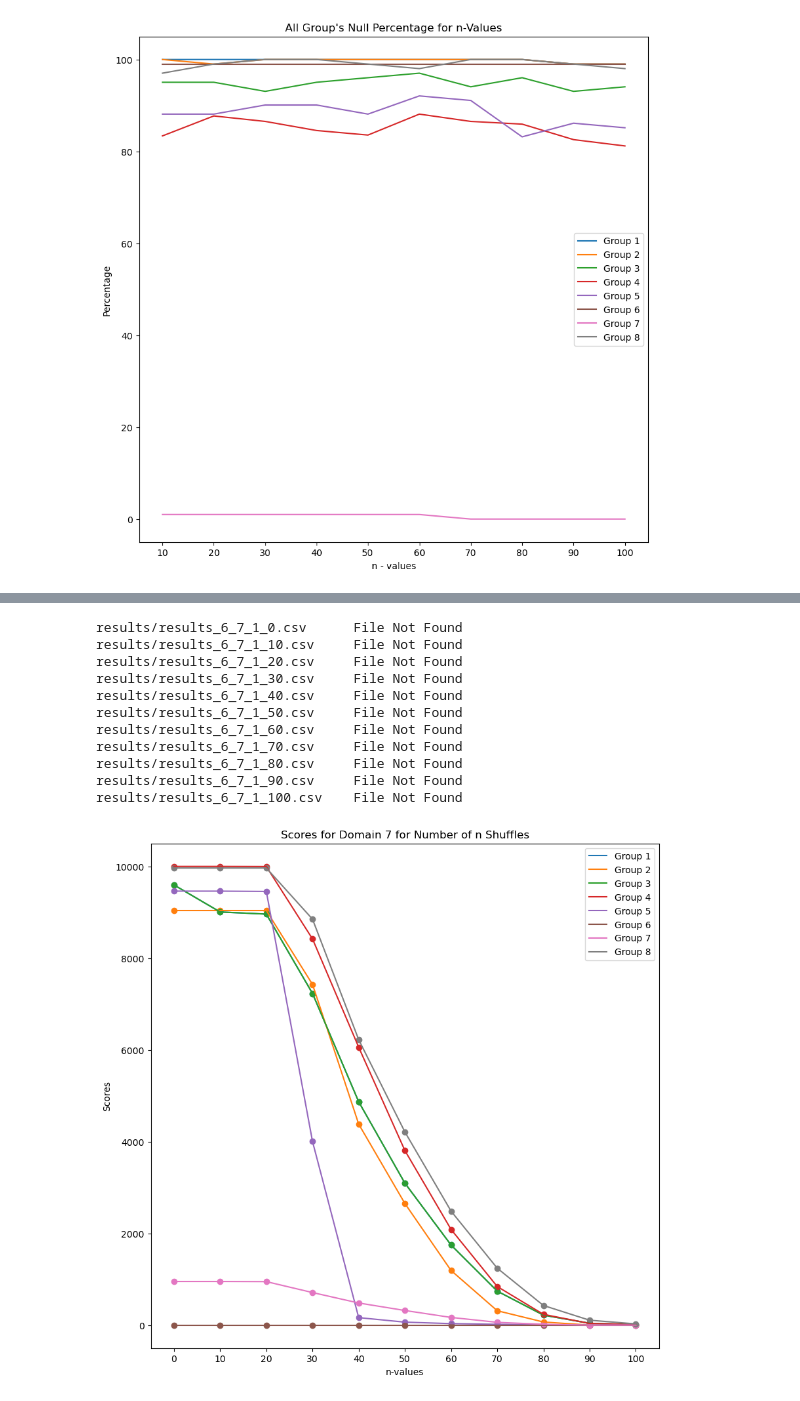
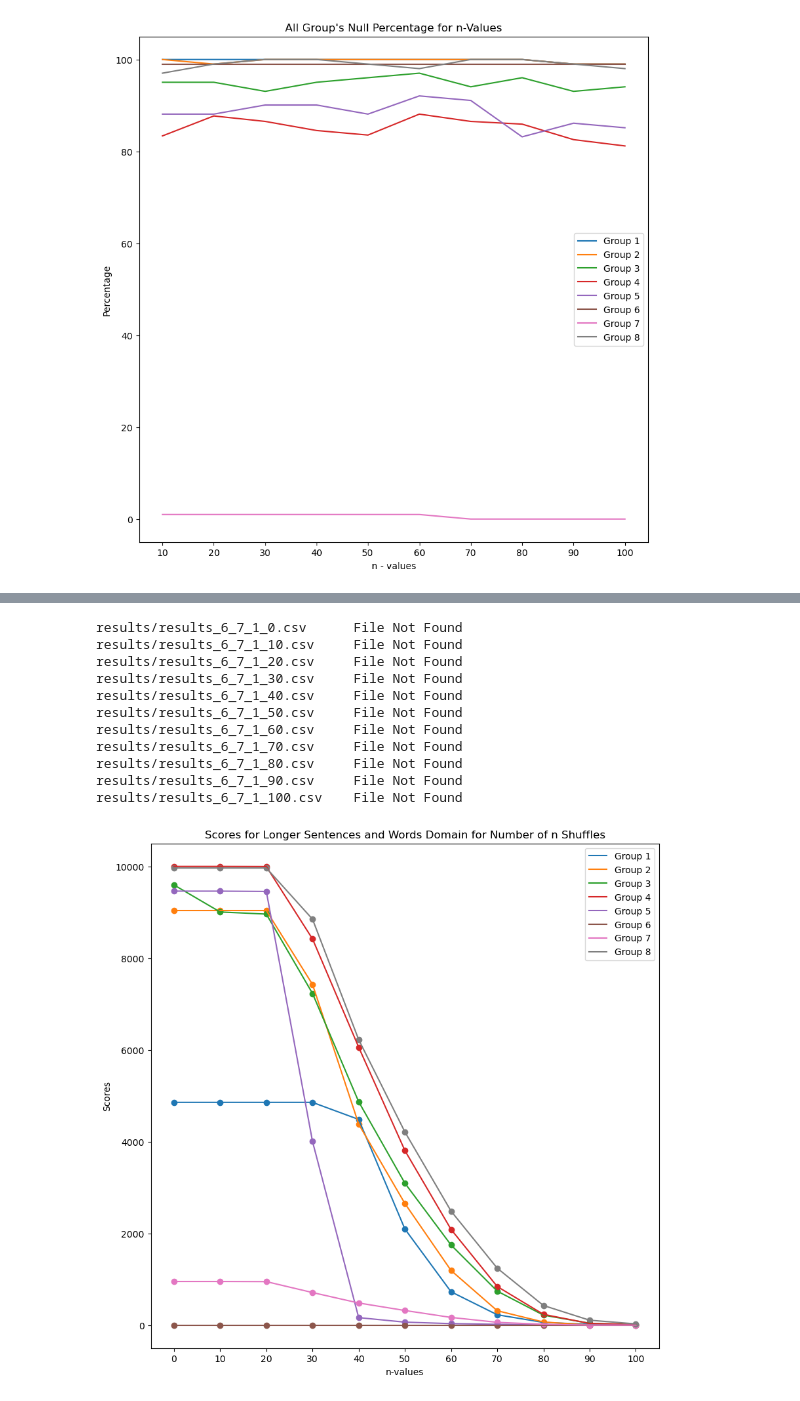
Before and after one commit to Mg4145/g3-A-Magical-Code, a Jupyter notebook: analysis/analysis.ipynb, the cells around one changed output, grey strips where cells are left out. Cells and saved outputs as stored; diff of their text form; code cells hidden in the pictures.

```diff
--- a/analysis/analysis.ipynb
+++ b/analysis/analysis.ipynb
@@ -458,5 +478,5 @@ results/results_6_6_1_100.csv    File Not Found
 # %%
-g1_7_scores = get_domain_scores("3", "7", "2")
+g1_7_scores = get_domain_scores("1", "7", "2")
 g2_7_scores = get_domain_scores("2", "7", "2")
 g3_7_scores = get_domain_scores("3", "7", "2")
 g4_7_scores = get_domain_scores("4", "7", "2")
@@ -471,7 +491,7 @@ groups = list(range(1, 9))
 plt.figure(figsize=(10, 10))
 plt.xlabel("n-values")
 plt.ylabel("Scores")
-plt.title("Scores for Domain 7 for Number of n Shuffles")
+plt.title("Scores for Longer Sentences and Words Domain for Number of n Shuffles")
 
 plt.plot(n_values, g1_7_scores, label = "Group 1")
 plt.plot(n_values, g2_7_scores, label = "Group 2")
@@ -481,32 +501,32 @@ plt.plot(n_values, g5_7_scores, label = "Group 5")
 plt.plot(n_values, g6_7_scores, label = "Group 6")
 plt.plot(n_values, g7_7_scores, label = "Group 7")
 plt.plot(n_values, g8_7_scores, label = "Group 8")
 
 plt.scatter(n_values, g1_7_scores)
 plt.scatter(n_values, g2_7_scores)
 plt.scatter(n_values, g3_7_scores)
 plt.scatter(n_values, g4_7_scores)
 plt.scatter(n_values, g5_7_scores)
 plt.scatter(n_values, g6_7_scores)
 plt.scatter(n_values, g7_7_scores)
 plt.scatter(n_values, g8_7_scores)
 
 plt.xticks(n_values)
 # plt.yticks(n_values)
 
 plt.legend()
 plt.show()
 # %% [output]
 results/results_6_7_1_0.csv      File Not Found
 results/results_6_7_1_10.csv     File Not Found
 results/results_6_7_1_20.csv     File Not Found
 results/results_6_7_1_30.csv     File Not Found
 results/results_6_7_1_40.csv     File Not Found
 results/results_6_7_1_50.csv     File Not Found
 results/results_6_7_1_60.csv     File Not Found
 results/results_6_7_1_70.csv     File Not Found
 results/results_6_7_1_80.csv     File Not Found
 results/results_6_7_1_90.csv     File Not Found
 results/results_6_7_1_100.csv    File Not Found
-[figure, old version]
+[figure, new version]
 # %%
```
Also changed, not shown: parts of 12 cells of this notebook.
